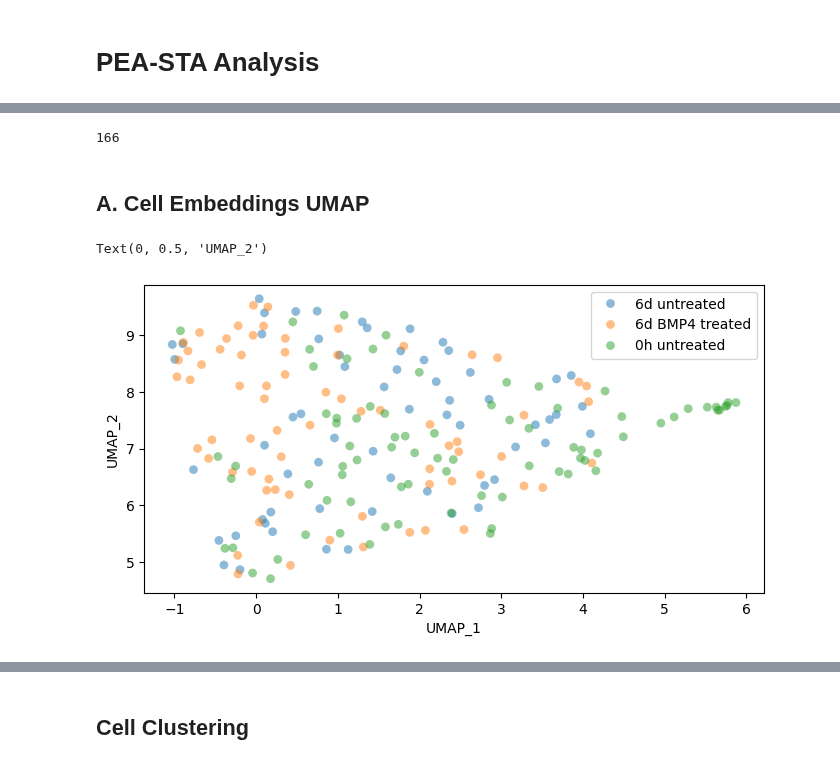
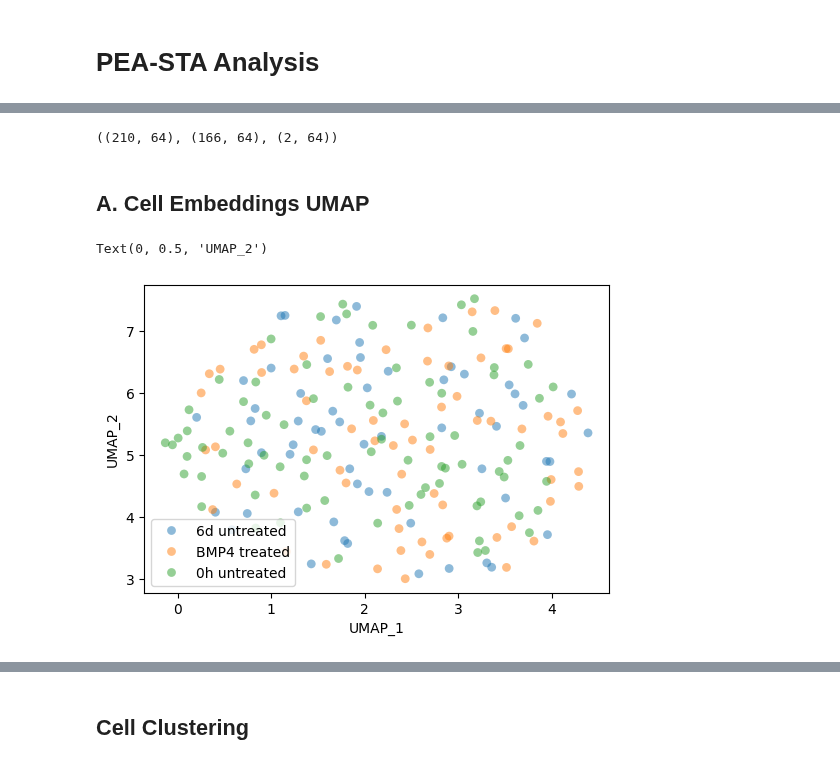
Before and after one commit to congfeng4/SCOIT, a Jupyter notebook: PEA_STA.ipynb, the cells around one changed output, grey strips where cells are left out. Saved outputs shown, nothing was run; the diff lists cells and outputs as text; code cells hidden in the pictures.

```diff
--- a/PEA_STA.ipynb
+++ b/PEA_STA.ipynb
@@ -14,7 +11,22 @@ embedding_dir = f'./embeddings/hgnn/PEA_STA-bce/'
+# %%
+def load_labels():
+    cell_stage = np.array(pd.read_csv("./data/PEA_STA/cell_stage.csv", header=None))[0]
+    labels = []
+    for each in cell_stage:
+        day = each.split("_")[1]
+        treat = each.split("_")[2]
+        if day == "0h":
+            labels.append("0h untreated")
+        elif day == "6d":
+            if treat == "contol":
+                labels.append("6d untreated")
+            elif treat == "BMP4":
+                labels.append("BMP4 treated")
+
+    return labels
 # %%
-cell_embeddings = np.load(f'{embedding_dir}/mymodel_0.npy')
-gene_embeddings = np.load(f'{embedding_dir}/mymodel_1.npy')
-omics_embeddings = np.load(f'{embedding_dir}/mymodel_2.npy')
+cell_embeddings = np.load('./embeddings/hgnn/PEA_STA/mymodel_0.npy')
+gene_embeddings = np.load('./embeddings/hgnn/PEA_STA/mymodel_1.npy')
+omics_embeddings = np.load('./embeddings/hgnn/PEA_STA/mymodel_2.npy')
 
-node_names = pd.read_csv(f'./data/{DATA}/nodes.csv')["Name"]
-metadata = json.load(open(f'./data/{DATA}/metadata.json'))
+labels = load_labels()
@@ -57,24 +33,23 @@ assert len(cell_stage_from_id) == len(cell_names)
-# %%
-gene_names = node_names[metadata['gene_offset']: metadata['gene_offset'] + metadata['num_genes']].values
-len(gene_names)
-# %% [output]
-166
+# %%
+cell_embeddings.shape, gene_embeddings.shape, omics_embeddings.shape
+# %% [output]
+((210, 64), (166, 64), (2, 64))
 # %% [markdown]
 ## A. Cell Embeddings UMAP
 # %%
 S=40
 
 from umap import UMAP
 import seaborn as sns
 import matplotlib.pyplot as plt
 
-plt.figure(figsize=(8,4))
+plt.figure(figsize=(6,4))
 vec = UMAP(n_components=2).fit_transform(cell_embeddings)
-sns.scatterplot(x=vec[:, 0], y=vec[:, 1], hue=cell_stage_from_id,
+sns.scatterplot(x=vec[:, 0], y=vec[:, 1], hue=labels,
                 s=S, linewidth=0, alpha=0.5)
 plt.legend()
 plt.xlabel("UMAP_1")
 plt.ylabel("UMAP_2")
 # %% [output]
 Text(0, 0.5, 'UMAP_2')
-[figure, old version]
+[figure, new version]
```
Also changed, not shown: parts of 46 cells of this notebook, 8 other files.
